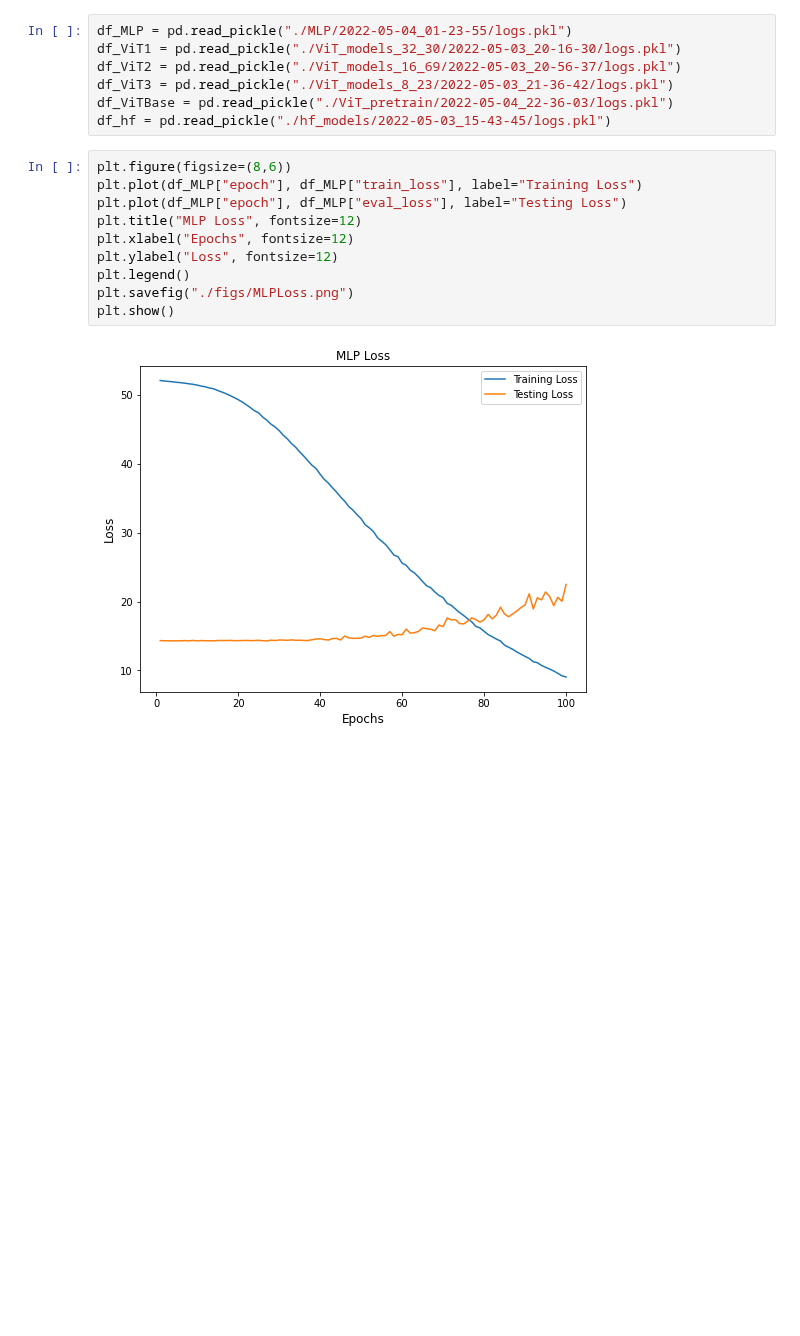
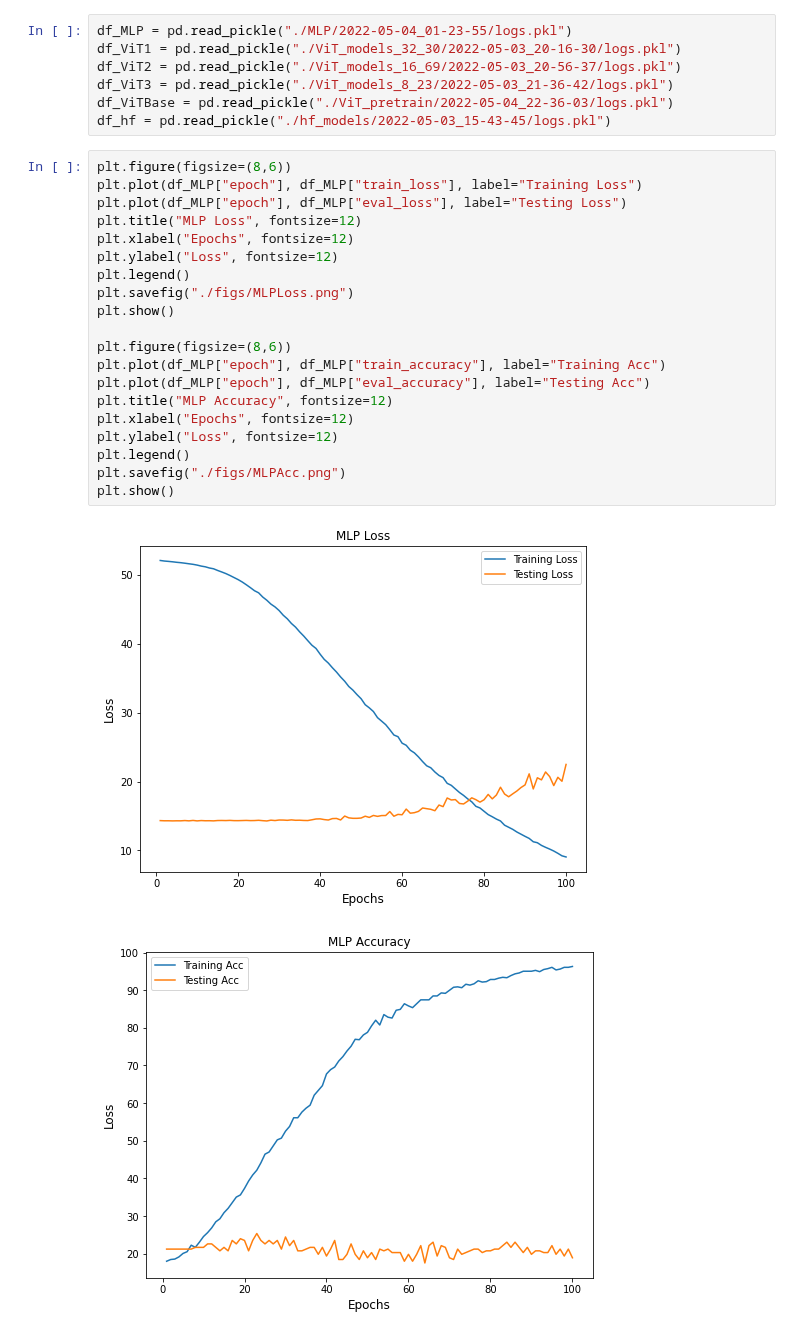
Before and after one commit to pakdaniel/DataMiningFinal, a Jupyter notebook: DataMiningFinal.ipynb, the cells around one changed output. Saved outputs shown, nothing was run; the diff lists cells and outputs as text; blank space fills up the shorter version.

```diff
--- a/DataMiningFinal.ipynb
+++ b/DataMiningFinal.ipynb
@@ -1726,12 +1726,23 @@ df_hf = pd.read_pickle("./hf_models/2022-05-03_15-43-45/logs.pkl")
 # %%
 plt.figure(figsize=(8,6))
 plt.plot(df_MLP["epoch"], df_MLP["train_loss"], label="Training Loss")
 plt.plot(df_MLP["epoch"], df_MLP["eval_loss"], label="Testing Loss")
 plt.title("MLP Loss", fontsize=12)
 plt.xlabel("Epochs", fontsize=12)
 plt.ylabel("Loss", fontsize=12)
 plt.legend()
 plt.savefig("./figs/MLPLoss.png")
 plt.show()
+
+plt.figure(figsize=(8,6))
+plt.plot(df_MLP["epoch"], df_MLP["train_accuracy"], label="Training Acc")
+plt.plot(df_MLP["epoch"], df_MLP["eval_accuracy"], label="Testing Acc")
+plt.title("MLP Accuracy", fontsize=12)
+plt.xlabel("Epochs", fontsize=12)
+plt.ylabel("Loss", fontsize=12)
+plt.legend()
+plt.savefig("./figs/MLPAcc.png")
+plt.show()
 # %% [output]
 [figure]
+[figure, added]
```
Also changed, not shown: parts of 8 cells of this notebook.
